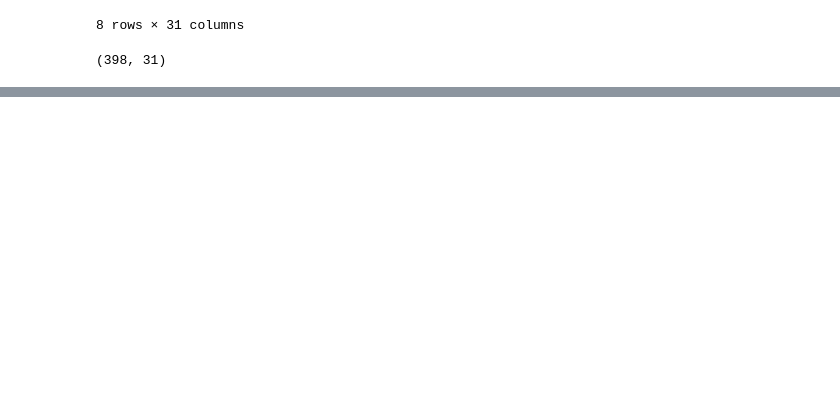
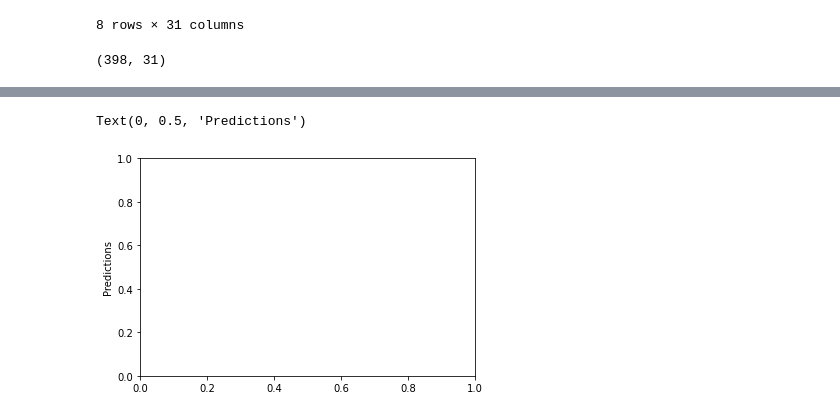
Before and after one commit to CharleneLimKH/python-mini-exercises, a Jupyter notebook: train_test_data.ipynb, the cells around one changed output, grey strips where cells are left out. Drawn from its saved outputs; the diff is of its cells as text; code cells hidden in the pictures; blank space fills up the shorter version.

```diff
--- a/train_test_data.ipynb
+++ b/train_test_data.ipynb
@@ -44,0 +59,5 @@ x_train.shape
+# %%
+plt.ylabel('Predictions')
+# %% [output]
+Text(0, 0.5, 'Predictions')
+[figure, added]
```
Also changed, not shown: parts of 3 cells of this notebook.
